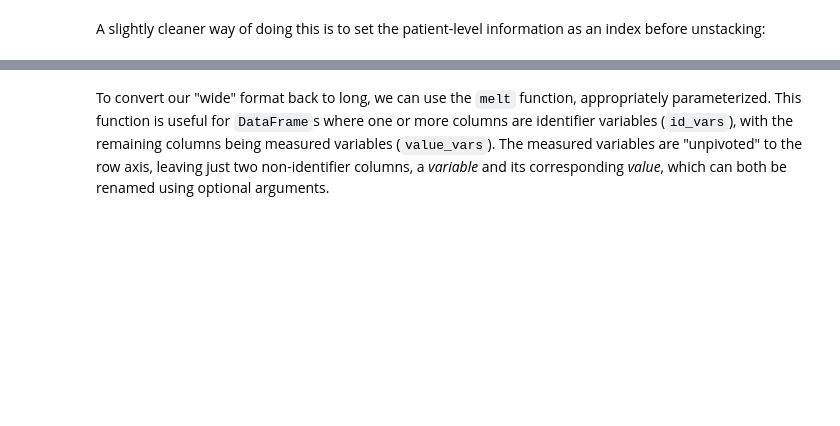
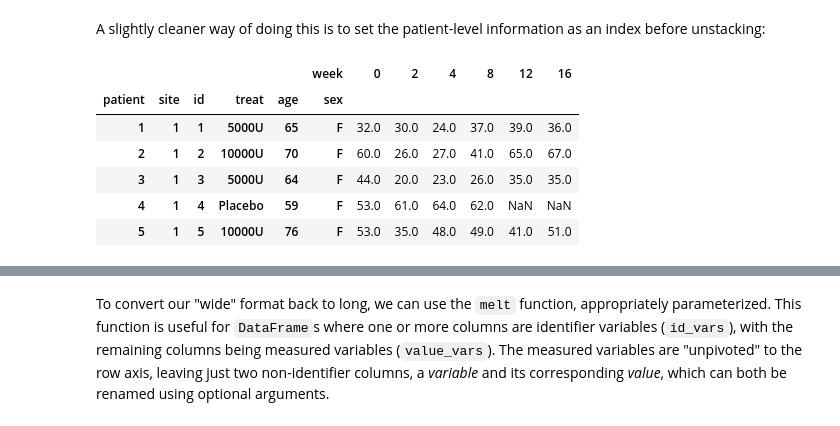
Before and after one commit to weltybiostat/Bios8366, a Jupyter notebook: notebooks/Section2_3-Data-Wrangling-with-Pandas.ipynb, the cells around one changed output, grey strips where cells are left out. Saved outputs shown, nothing was run; the diff lists cells and outputs as text; code cells hidden in the pictures; blank space fills up the shorter version.

```diff
--- a/notebooks/Section2_3-Data-Wrangling-with-Pandas.ipynb
+++ b/notebooks/Section2_3-Data-Wrangling-with-Pandas.ipynb
@@ -557,5 +845,14 @@ cdystonia_wide
 # %% [markdown]
 A slightly cleaner way of doing this is to set the patient-level information as an index before unstacking:
 # %%
-(cdystonia.set_index(['patient','site','id','treat','age','sex','week'])['twstrs']
-     .unstack('week').head())
+foo = (cdystonia.set_index(['patient','site','id','treat','age','sex','week'])['twstrs']
+     .unstack('week'))
+foo.head()
+# %% [output]
+|  |  |  |  |  | week | 0 | 2 | 4 | 8 | 12 | 16 |
+| patient | site | id | treat | age | sex |  |  |  |  |  |  |
+| 1 | 1 | 1 | 5000U | 65 | F | 32.0 | 30.0 | 24.0 | 37.0 | 39.0 | 36.0 |
+| 2 | 1 | 2 | 10000U | 70 | F | 60.0 | 26.0 | 27.0 | 41.0 | 65.0 | 67.0 |
+| 3 | 1 | 3 | 5000U | 64 | F | 44.0 | 20.0 | 23.0 | 26.0 | 35.0 | 35.0 |
+| 4 | 1 | 4 | Placebo | 59 | F | 53.0 | 61.0 | 64.0 | 62.0 | NaN | NaN |
+| 5 | 1 | 5 | 10000U | 76 | F | 53.0 | 35.0 | 48.0 | 49.0 | 41.0 | 51.0 |
```
Also changed, not shown: parts of 107 cells of this notebook.
